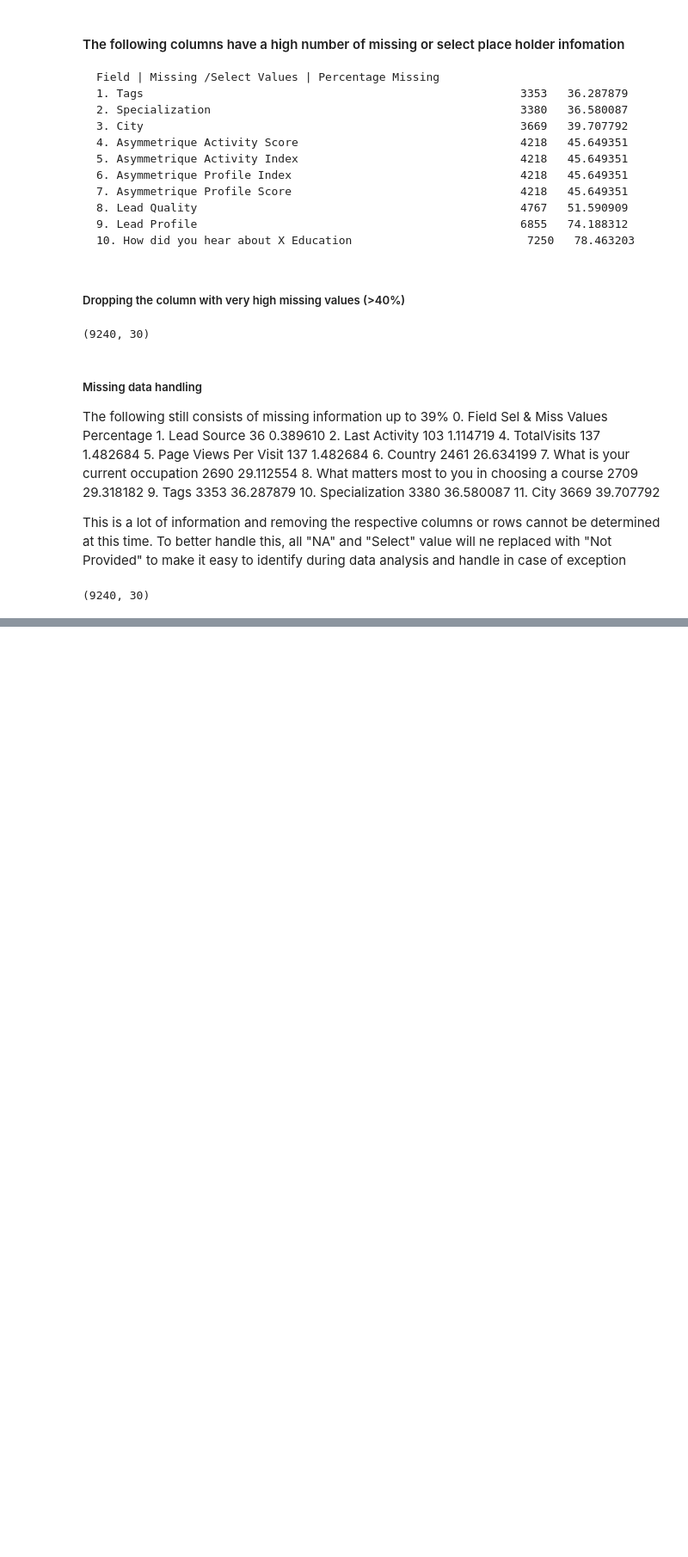
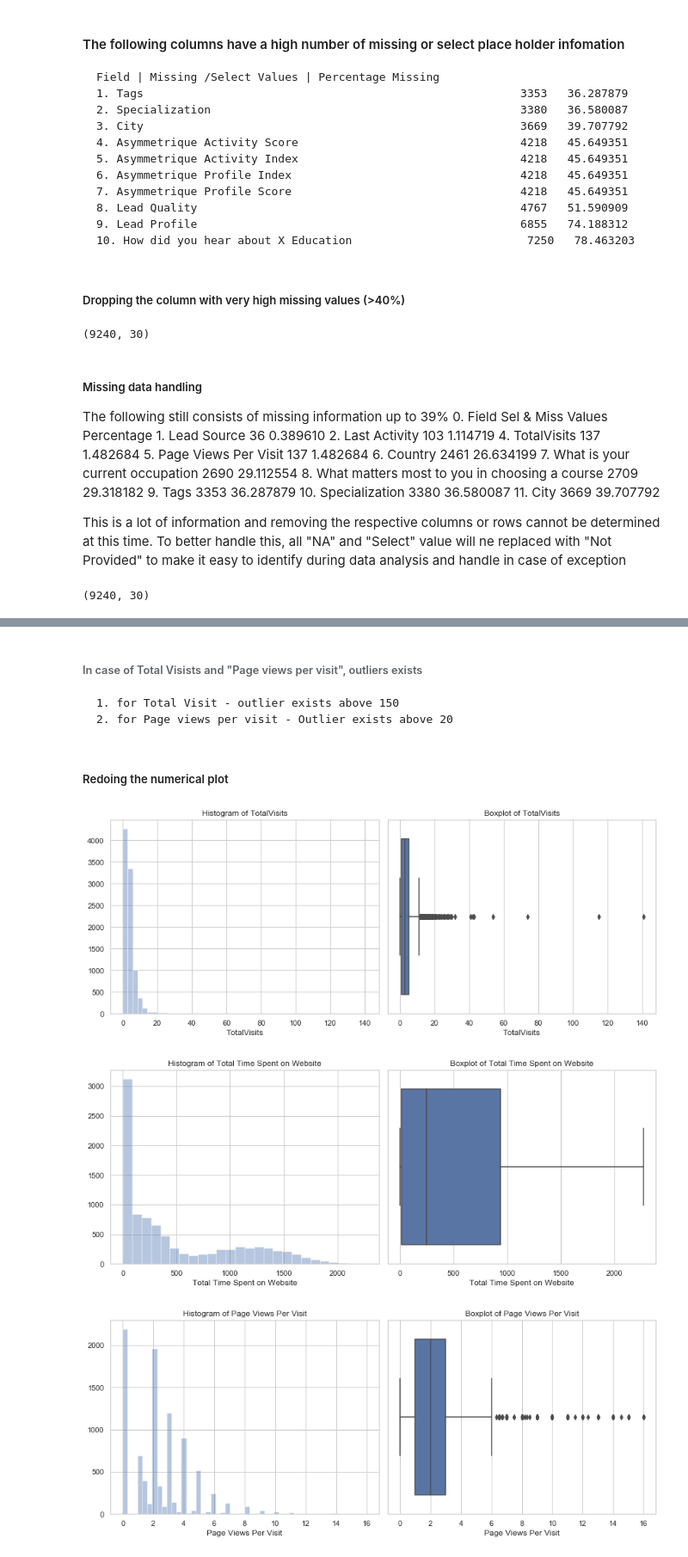
Before and after one commit to suchindran8/Lead-Scoring-Assignment, a Jupyter notebook: Lead Scoring Assignment Solution.ipynb, the cells around one changed output, grey strips where cells are left out. Shown at 86% size. Saved outputs shown, nothing was run; the diff lists cells and outputs as text; code cells hidden in the pictures; blank space fills up the shorter version.

```diff
--- a/Lead Scoring Assignment Solution.ipynb
+++ b/Lead Scoring Assignment Solution.ipynb
@@ -261,0 +318,33 @@ memory usage: 2.1+ MB
+# %% [markdown]
+###### In case of Total Visists and "Page views per visit", outliers exists
+    1. for Total Visit - outlier exists above 150
+    2. for Page views per visit - Outlier exists above 20
+# %%
+data = data[data['TotalVisits'] < 150]
+# %%
+data = data[data['Page Views Per Visit'] < 20]
+# %% [markdown]
+##### Redoing the numerical plot
+# %%
+
+# Plotting settings
+sns.set(style="whitegrid")
+
+# Plot histograms and boxplots for numerical data
+for col in numerical_cols:
+    plt.figure(figsize=(12, 5))
+
+    plt.subplot(1, 2, 1)
+    sns.distplot(data[col], kde=False)
+    plt.title(f'Histogram of {col}')
+
+    plt.subplot(1, 2, 2)
+    sns.boxplot(x=data[col])
+    plt.title(f'Boxplot of {col}')
+
+    plt.tight_layout()
+    plt.show()
+# %% [output]
+[figure, added]
+[figure, added]
+[figure, added]
```
Also changed, not shown: parts of 20 cells of this notebook.
